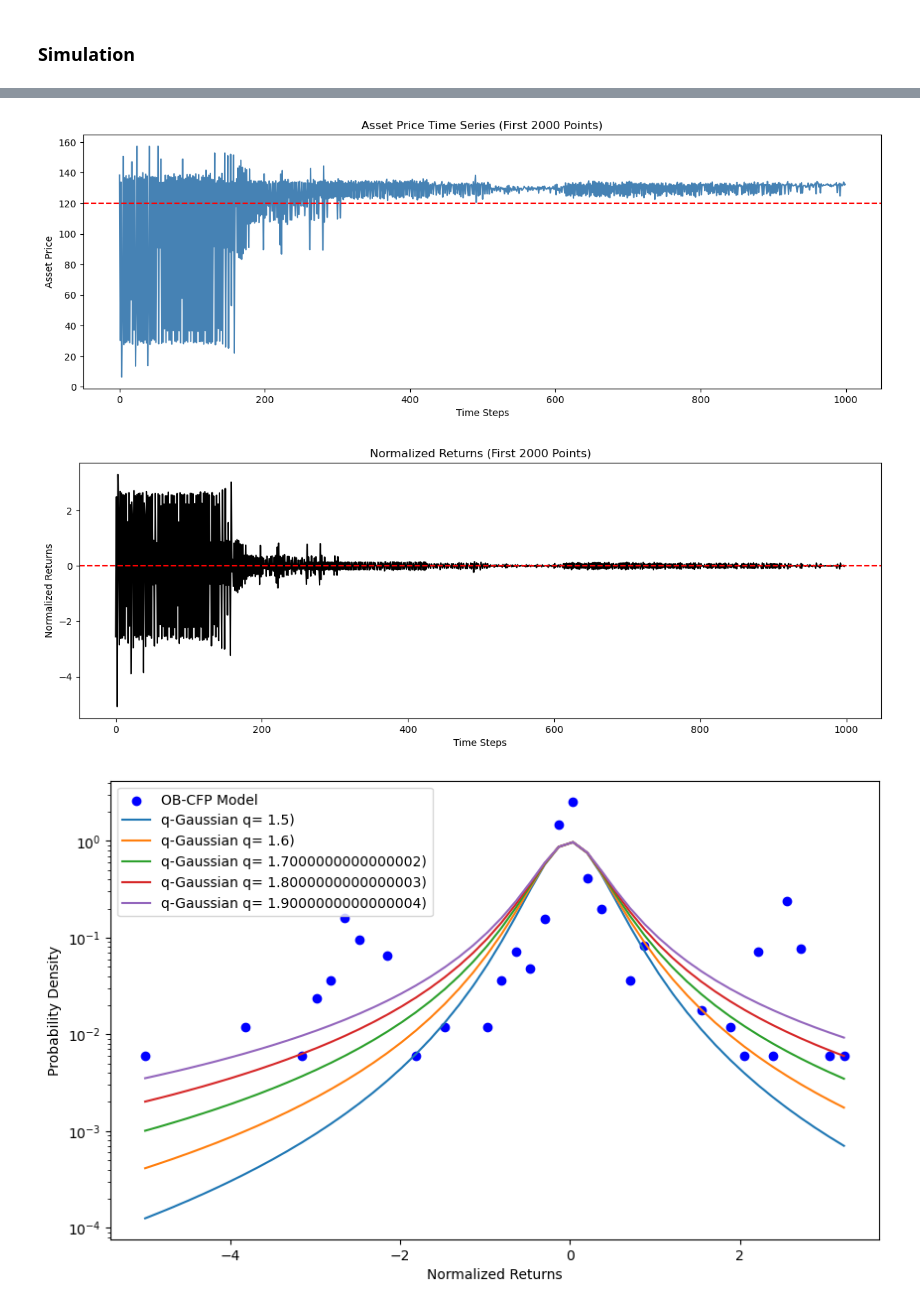
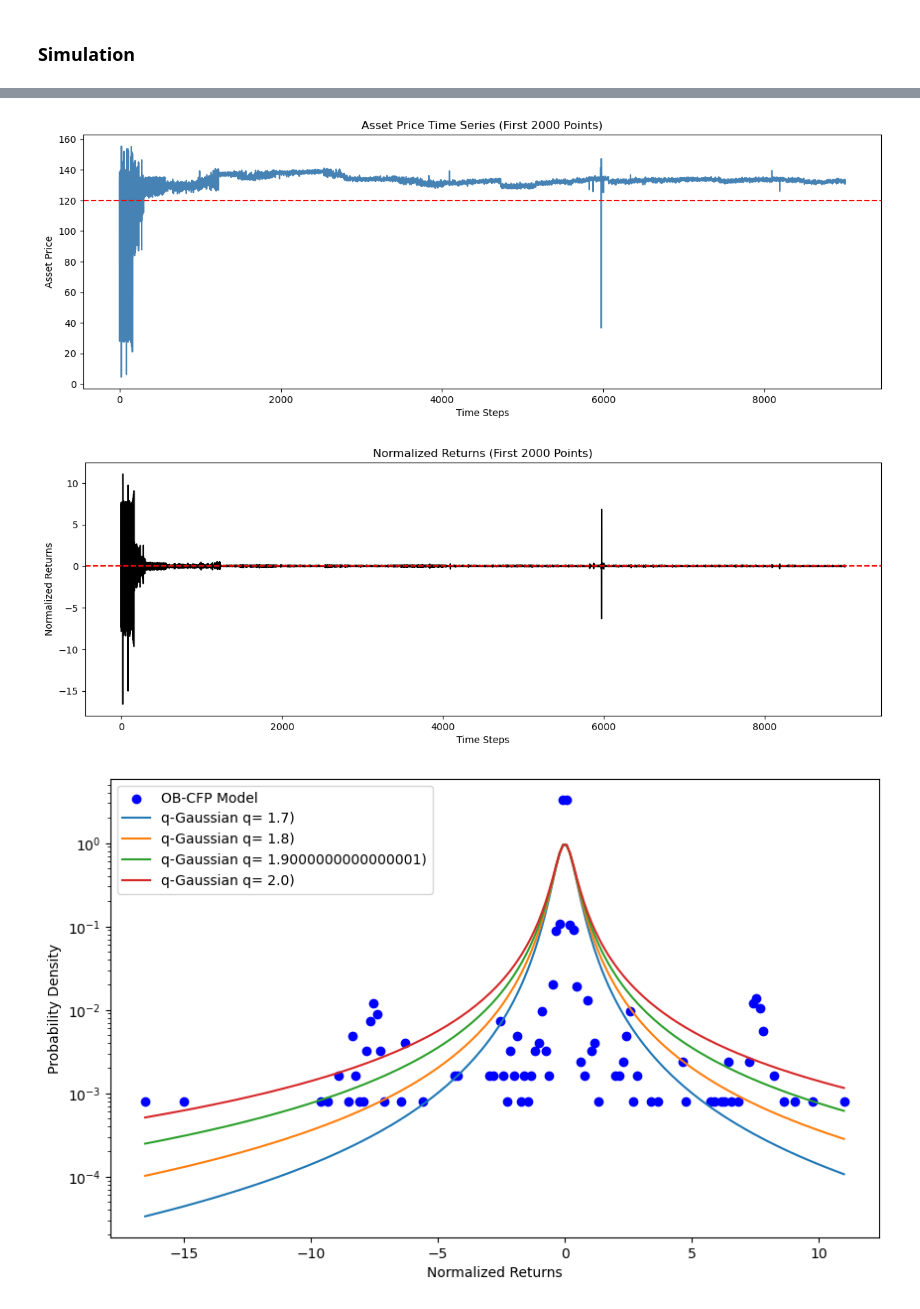
Before and after one commit to SuperAileen/CCS-2024-Group20, a Jupyter notebook: redo_main.ipynb, the cells around one changed output, grey strips where cells are left out. Drawn from its saved outputs; the diff is of its cells as text; code cells hidden in the pictures.

```diff
--- a/redo_main.ipynb
+++ b/redo_main.ipynb
@@ -454,7 +452,7 @@ plt.plot(range(10000), nw.info_counts[:10000])
 # Simulation 1 cycle
 #ob = OrderBook(DELTA, agents_dict)
 current_market_price = P_0
-simulations = 1000
+simulations = 9000
 asset_prices = []
 # Check #5, decision in dict to get decision
 for sim in range(simulations):
@@ -467,7 +465,6 @@ for sim in range(simulations):
         elif decision == "sell":
             ob.place_ask(agent_id, order_price)
     current_market_price = ob.set_aggregate_price(current_market_price)
-    print('CURRENT MP', current_market_price)
     asset_prices.append(current_market_price)
     past_price.pop(0)
     past_price.append(current_market_price)
@@ -576,40 +555,40 @@ plt.ylabel('Normalized Returns')
 plt.show()
 
 # Calculate the probability density function (PDF) of the normalized returns
-counts, bin_edges = np.histogram(r_norm, bins=50, density=True)
+counts, bin_edges = np.histogram(r_norm, bins=200, density=True)
 bin_centers = (bin_edges[:-1] + bin_edges[1:]) / 2
 # Plot the PDF of the normalized returns
 plt.figure(figsize=(10, 6))
 plt.scatter(bin_centers, counts, label='OB-CFP Model', color='blue')
 
 # Fit a Gaussian distribution
 # params_norm = norm.fit(r_norm)
 # pdf_gaussian = norm.pdf(bin_centers, *params_norm)
 # plt.plot(bin_centers, pdf_gaussian, label='Gaussian', linestyle='--', color='steelblue')
 
 # Definition of the q-Gaussian function
 def q_gaussian(x, A, B, q):
     return A * np.power(1 - (1 - q) * B * x**2, 1 / (1 - q))
 
 # Parameters for the q-Gaussian
 A = 0.98
 B = 7
-q_list = np.arange(1.5, 2.0, 0.1)
+q_list = np.arange(1.7, 2.0, 0.1)
 
 
 # Plot the q-Gaussian
 for q in q_list:
     plt.plot(bin_centers, q_gaussian(bin_centers, A, B, q), label=f'q-Gaussian q= {q})')
 
 plt.yscale('log')
 plt.xlabel('Normalized Returns')
 plt.ylabel('Probability Density')
 plt.legend()
 plt.show()
 # %% [output]
-[figure, old version]
+[figure, new version]
-[figure, old version]
+[figure, new version]
-[figure, old version]
+[figure, new version]
 # %%
 # Definition of the q-Gaussian function
 def q_gaussian(x, A, B, q):
```
Also changed, not shown: parts of 11 cells of this notebook.
